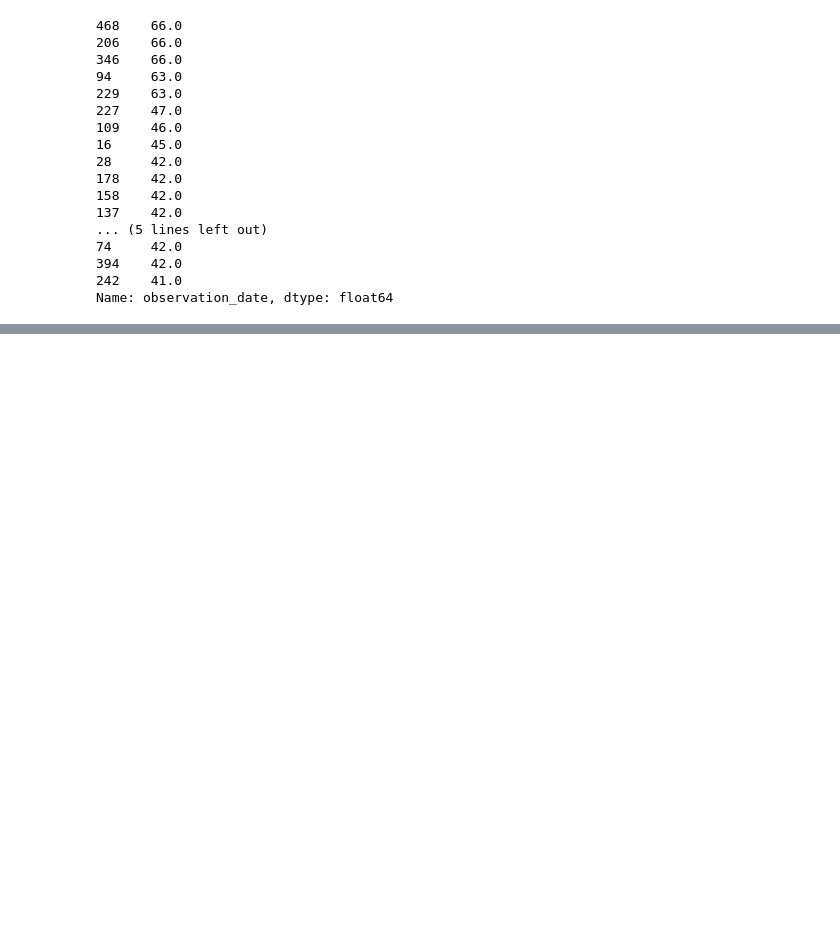
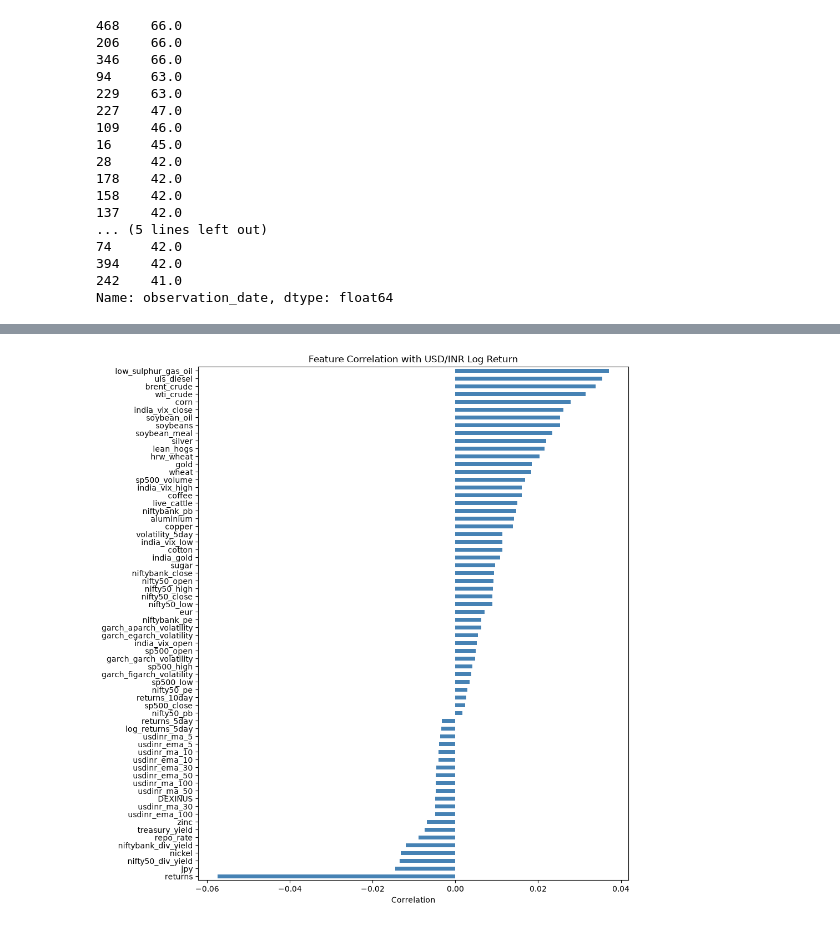
Before and after one commit to Princekumarofficial/potential-octo-sniffle, a Jupyter notebook: deep_learning.ipynb, the cells around one changed output, grey strips where cells are left out. Cells and saved outputs as stored; diff of their text form; code cells hidden in the pictures; blank space fills up the shorter version.

```diff
--- a/deep_learning.ipynb
+++ b/deep_learning.ipynb
@@ -436,0 +582,13 @@ Name: observation_date, dtype: float64
+# %%
+target_corr = (
+    full_df.corr()["log_returns"]
+    .drop("log_returns")
+    .sort_values()
+)
+
+target_corr.plot(kind="barh", figsize=(10, 12), color="steelblue")
+plt.title("Feature Correlation with USD/INR Log Return")
+plt.xlabel("Correlation")
+plt.show()
+# %% [output]
+[figure, added]
```
Also changed, not shown: parts of 27 cells of this notebook, 2 other files.
